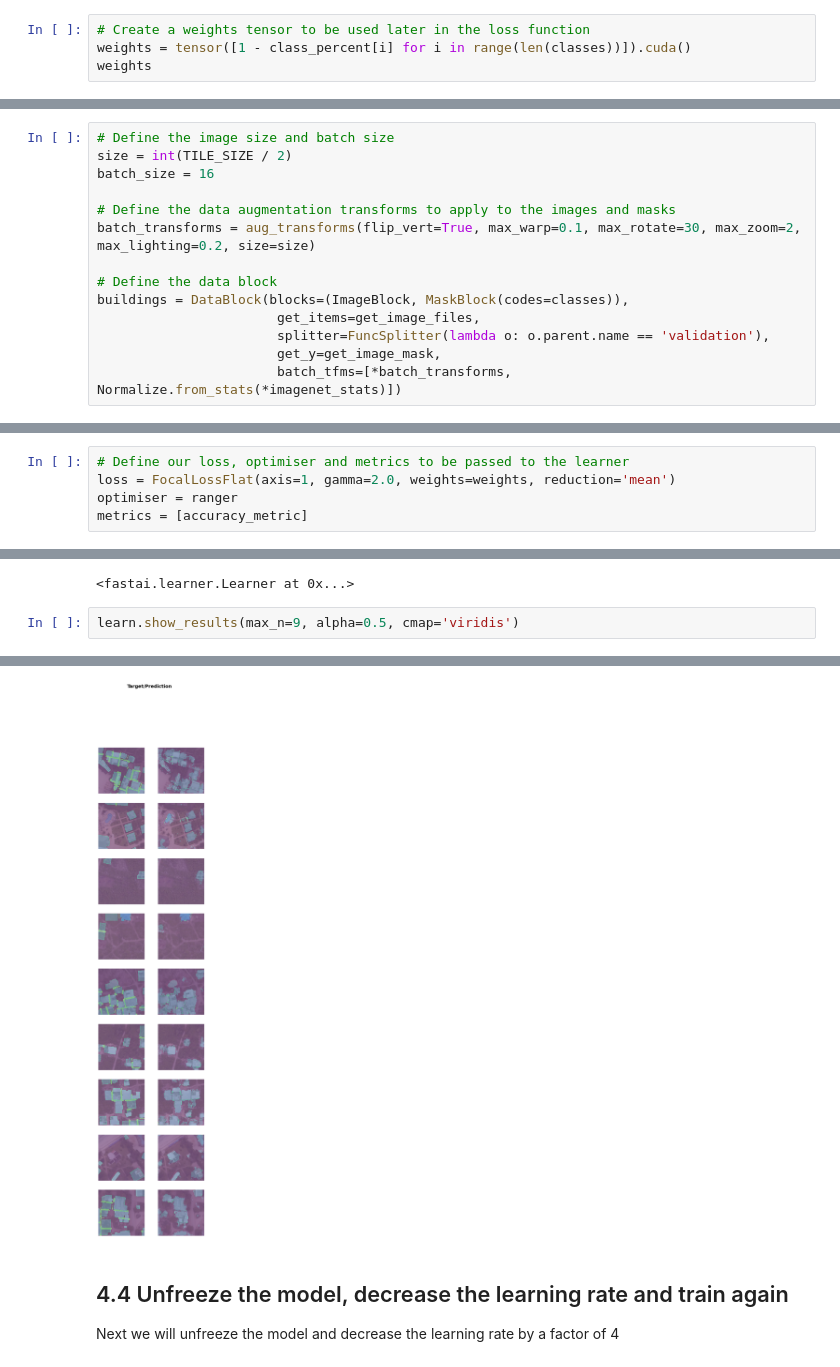
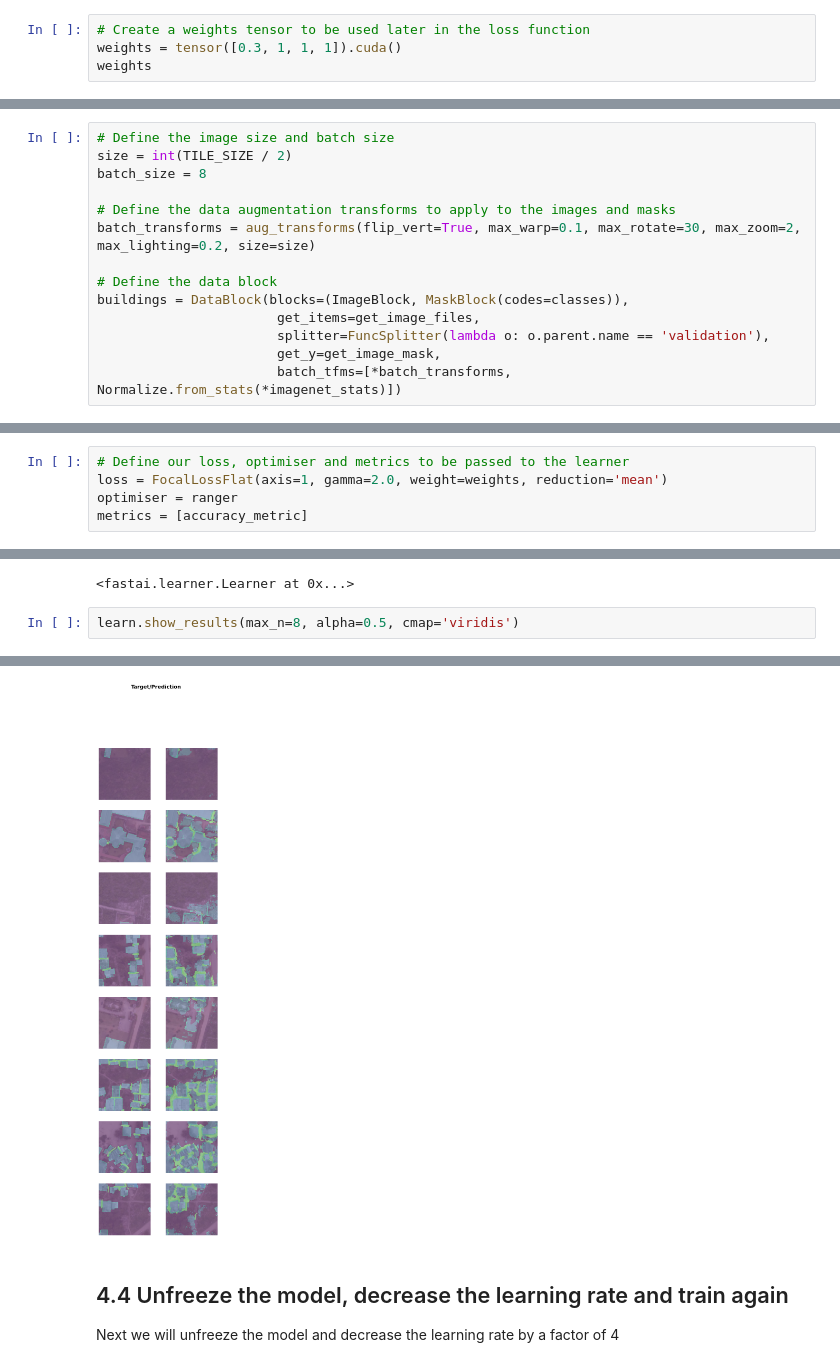
Before and after one commit to imharrisonking/rooftop-segmentation, a Jupyter notebook: training.ipynb, the cells around one changed output, grey strips where cells are left out. Cells and saved outputs as stored; diff of their text form.

```diff
--- a/training.ipynb
+++ b/training.ipynb
@@ -325,5 +327,5 @@ Text(0, 0.5, 'Percentage of pixels (%)')
 # %%
 # Create a weights tensor to be used later in the loss function
-weights = tensor([1 - class_percent[i] for i in range(len(classes))]).cuda()
+weights = tensor([0.3, 1, 1, 1]).cuda()
 weights
 # %% [output]
@@ -348,7 +350,7 @@ class_mapping = {'Void': 0, 'Footprint': 1, 'Boundary': 2, 'Contact': 3}
 # %%
 # Define the image size and batch size
 size = int(TILE_SIZE / 2)
-batch_size = 16
+batch_size = 8
 
 # Define the data augmentation transforms to apply to the images and masks
 batch_transforms = aug_transforms(flip_vert=True, max_warp=0.1, max_rotate=30, max_zoom=2, max_lighting=0.2, size=size)
@@ -426,6 +428,6 @@ tensor([0.2121, 0.8495, 0.9616, 0.9768])
 # %%
 # Define our loss, optimiser and metrics to be passed to the learner
-loss = FocalLossFlat(axis=1, gamma=2.0, weights=weights, reduction='mean')
+loss = FocalLossFlat(axis=1, gamma=2.0, weight=weights, reduction='mean')
 optimiser = ranger
 metrics = [accuracy_metric]
 # %%
@@ -500,10 +502,10 @@ learn.load('stage-1')
 # %% [output]
 <fastai.learner.Learner at 0x...>
 # %%
-learn.show_results(max_n=9, alpha=0.5, cmap='viridis')
+learn.show_results(max_n=8, alpha=0.5, cmap='viridis')
 # %% [output]
 [interactive output not drawn]
-[figure, old version]
+[figure, new version]
 # %% [markdown]
 ## 4.4 Unfreeze the model, decrease the learning rate and train again
 Next we will unfreeze the model and decrease the learning rate by a factor of 4
```
Also changed, not shown: parts of 22 cells of this notebook.
